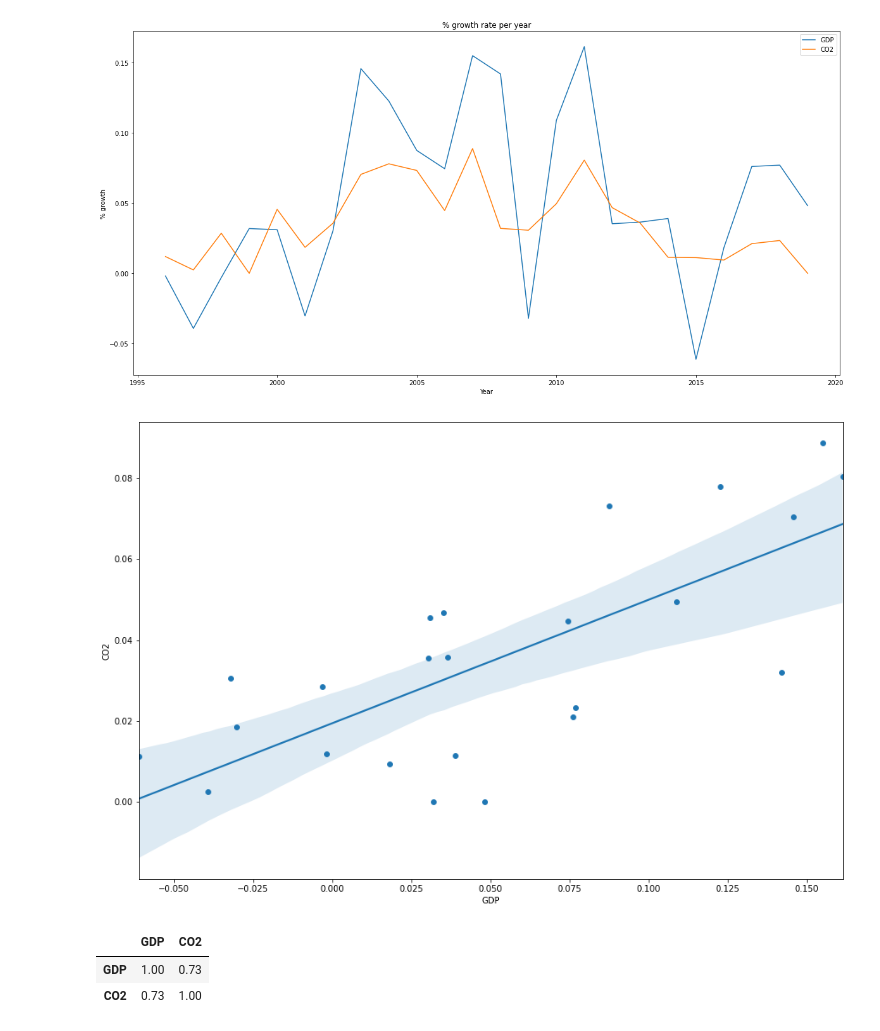
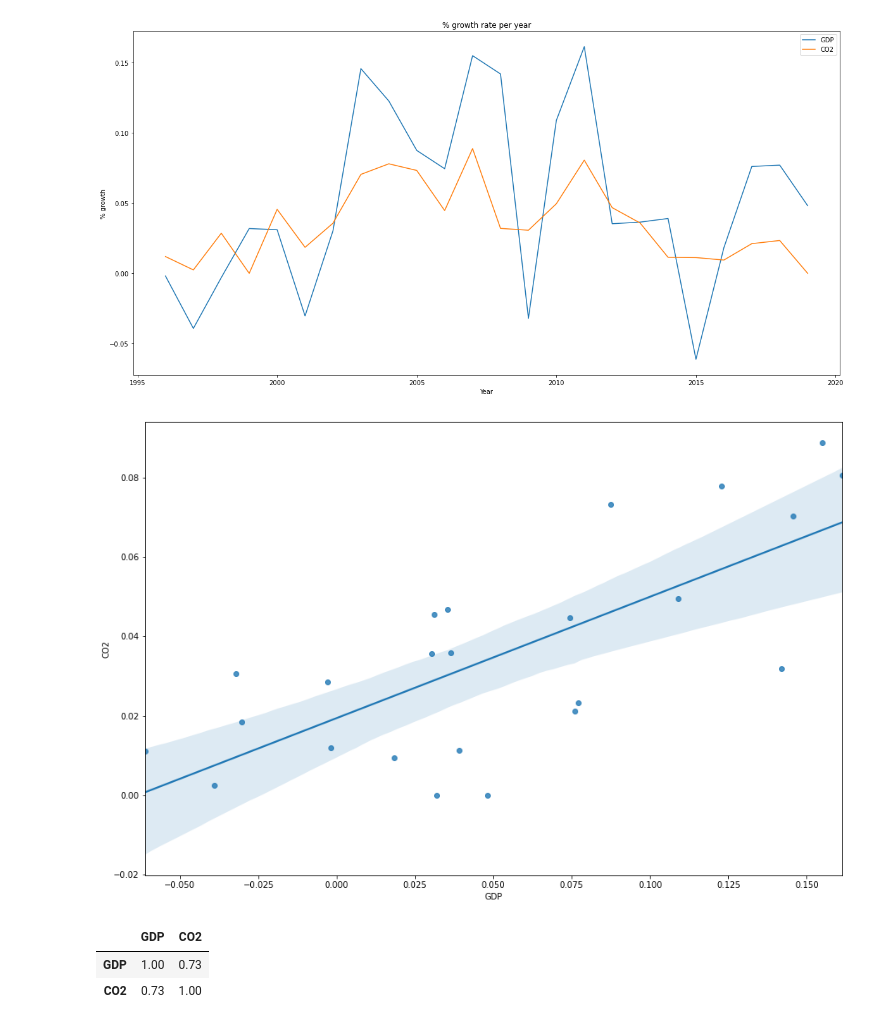
Before and after one commit to chrisvinhston/Statistically_Significant_Insights, a Jupyter notebook: gdp.ipynb, the cells around one changed output. Drawn from its saved outputs; the diff is of its cells as text; code cells hidden in the pictures.

```diff
--- a/gdp.ipynb
+++ b/gdp.ipynb
@@ -228,3 +229,6 @@ gdp
 | 2471 | Zambia | ZMB | GDP (current US$) | NY.GDP.MKTP.CD | 2018 | 26312140828.64 |
 | 2574 | Zambia | ZMB | GDP (current US$) | NY.GDP.MKTP.CD | 2019 | 23309773922.76 |
 2575 rows × 6 columns
+# %%
+x = merged_df.loc[~merged_df['Country'].isin(gdp.Country)]
+x.Country.unique()
@@ -375,11 +390,10 @@ plt.show()
 # %%
 # visualize the relationship between GDP and CO2
 fig = plt.figure(figsize= (15,10))
-sns.scatterplot(data=all_growth , x = 'GDP', y = 'CO2')
 sns.regplot(data=all_growth , x = 'GDP', y = 'CO2')
 plt.show()
 # %% [output]
-[figure, old version]
+[figure, new version]
 # %%
 all_growth.corr()
 # %% [output]
```
Also changed, not shown: parts of 9 cells of this notebook, 2 other files.
